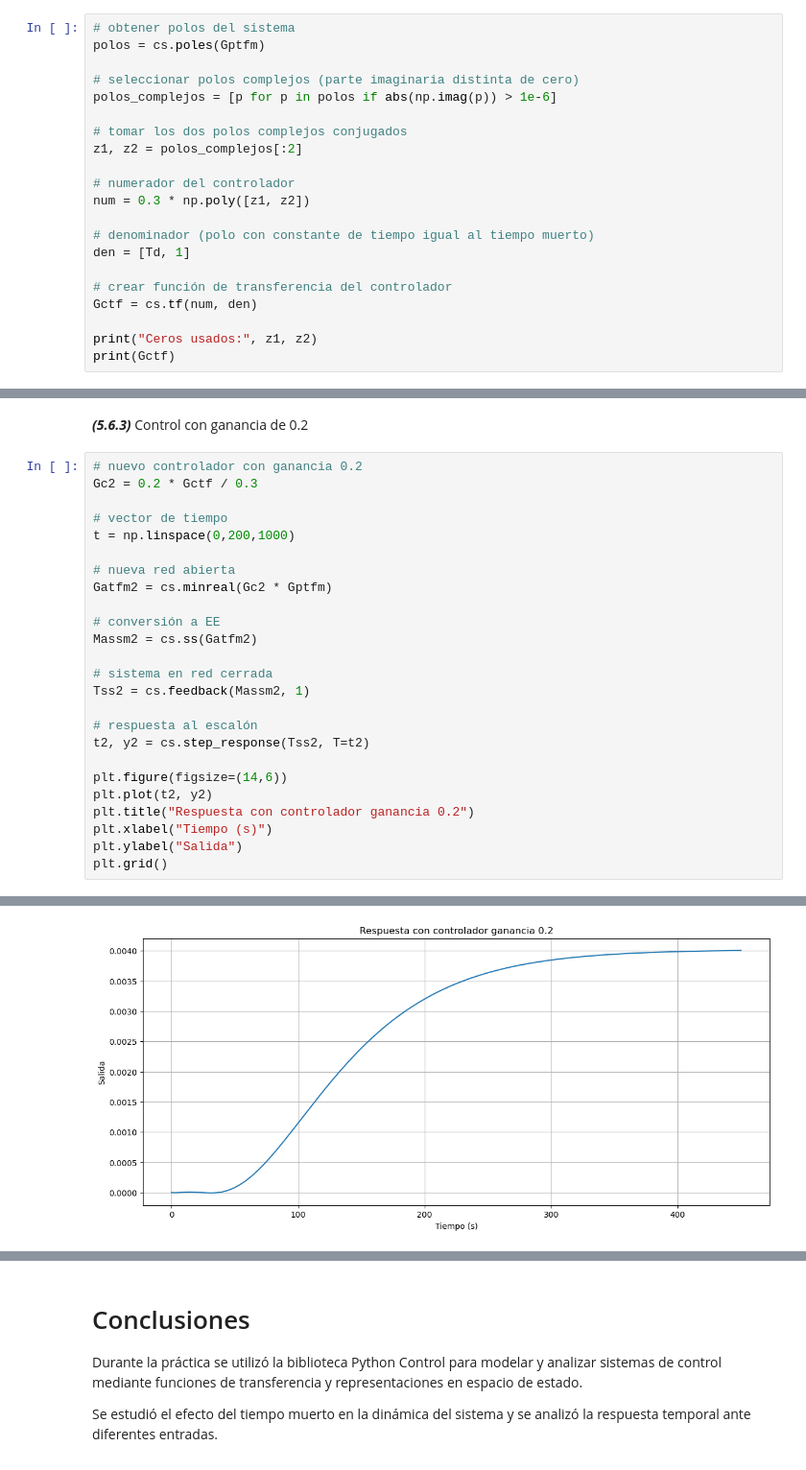
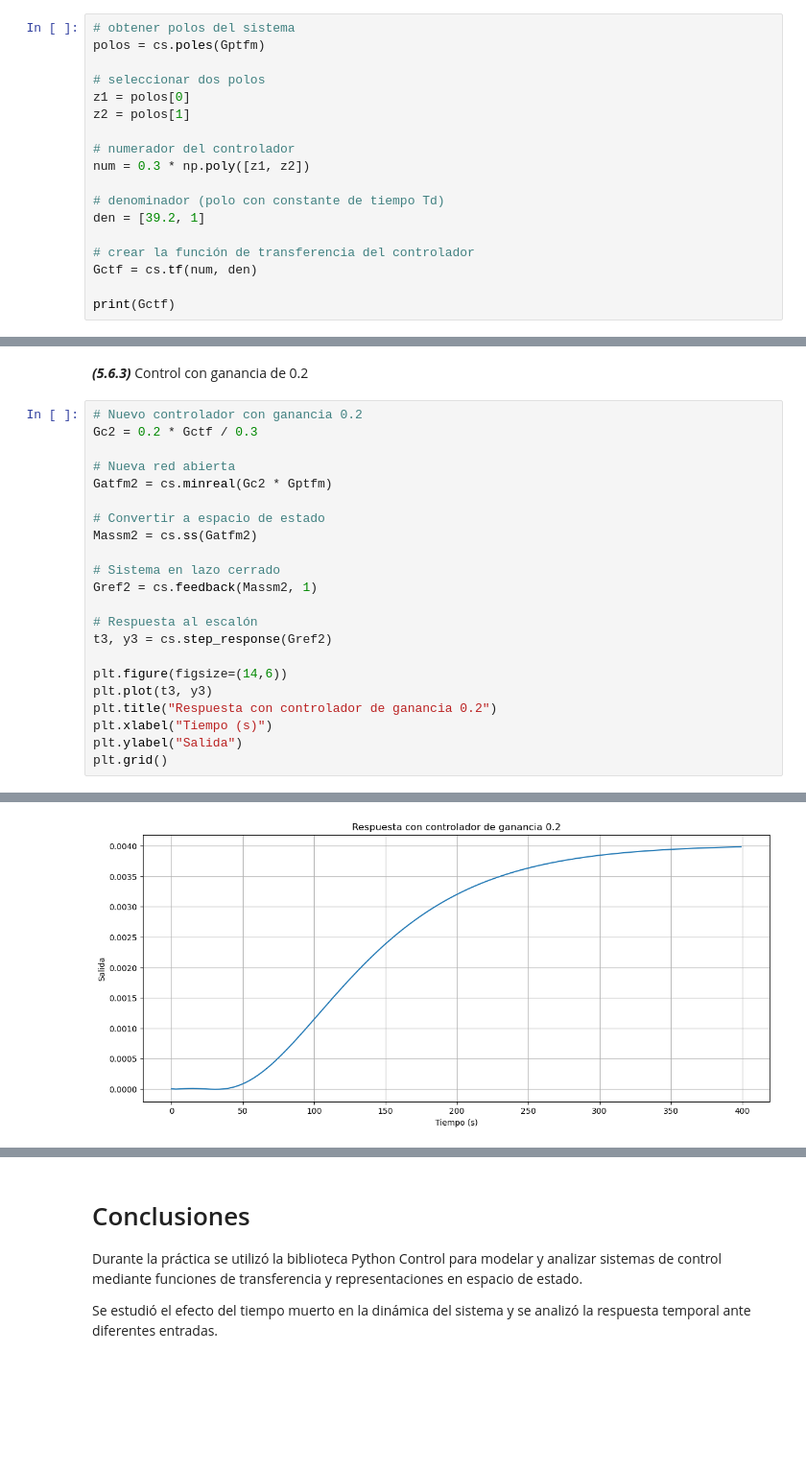
Before and after one commit to navalgoose4/SCL-2026I, a Jupyter notebook: LAB_2/lab2.ipynb, the cells around one changed output, grey strips where cells are left out. Shown at 96% size. Drawn from its saved outputs; the diff is of its cells as text; blank space fills up the shorter version.

```diff
--- a/LAB_2/lab2.ipynb
+++ b/LAB_2/lab2.ipynb
@@ -585,21 +585,18 @@ $$
 # obtener polos del sistema
 polos = cs.poles(Gptfm)
 
-# seleccionar polos complejos (parte imaginaria distinta de cero)
-polos_complejos = [p for p in polos if abs(np.imag(p)) > 1e-6]
-
-# tomar los dos polos complejos conjugados
-z1, z2 = polos_complejos[:2]
+# seleccionar dos polos
+z1 = polos[0]
+z2 = polos[1]
 
 # numerador del controlador
 num = 0.3 * np.poly([z1, z2])
 
-# denominador (polo con constante de tiempo igual al tiempo muerto)
-den = [Td, 1]
+# denominador (polo con constante de tiempo Td)
+den = [39.2, 1]
 
-# crear función de transferencia del controlador
+# crear la función de transferencia del controlador
 Gctf = cs.tf(num, den)
 
-print("Ceros usados:", z1, z2)
 print(Gctf)
 # %% [output]
@@ -830,32 +848,29 @@ presenta un comportamiento más controlado.
 # %% [markdown]
 ***(5.6.3)*** Control con ganancia de 0.2
 # %%
-# nuevo controlador con ganancia 0.2
+# Nuevo controlador con ganancia 0.2
 Gc2 = 0.2 * Gctf / 0.3
 
-# vector de tiempo
-t = np.linspace(0,200,1000)
-
-# nueva red abierta
+# Nueva red abierta
 Gatfm2 = cs.minreal(Gc2 * Gptfm)
 
-# conversión a EE
+# Convertir a espacio de estado
 Massm2 = cs.ss(Gatfm2)
 
-# sistema en red cerrada
-Tss2 = cs.feedback(Massm2, 1)
+# Sistema en lazo cerrado
+Gref2 = cs.feedback(Massm2, 1)
 
-# respuesta al escalón
-t2, y2 = cs.step_response(Tss2, T=t2)
+# Respuesta al escalón
+t3, y3 = cs.step_response(Gref2)
 
 plt.figure(figsize=(14,6))
-plt.plot(t2, y2)
-plt.title("Respuesta con controlador ganancia 0.2")
+plt.plot(t3, y3)
+plt.title("Respuesta con controlador de ganancia 0.2")
 plt.xlabel("Tiempo (s)")
 plt.ylabel("Salida")
 plt.grid()
 # %% [output]
 2 states have been removed from the model
-[figure, old version]
+[figure, new version]
 # %% [markdown]
 Al reducir la ganancia del controlador de 0.3 a 0.2 se observa que la
```
Also changed, not shown: parts of 11 cells of this notebook.
